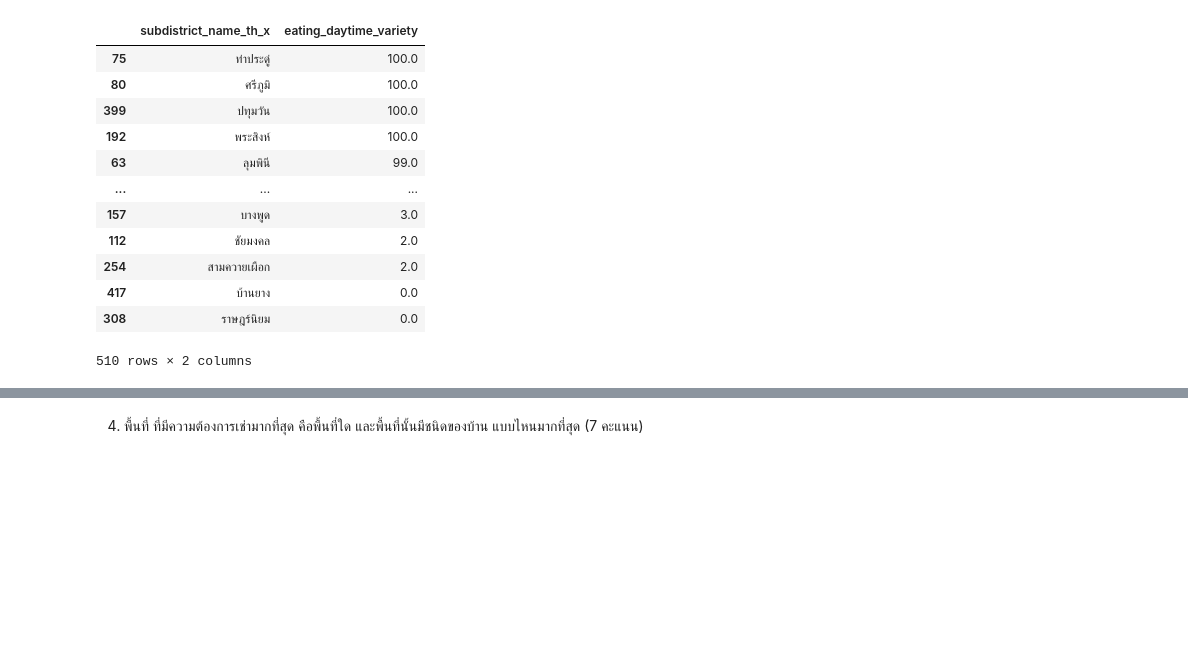
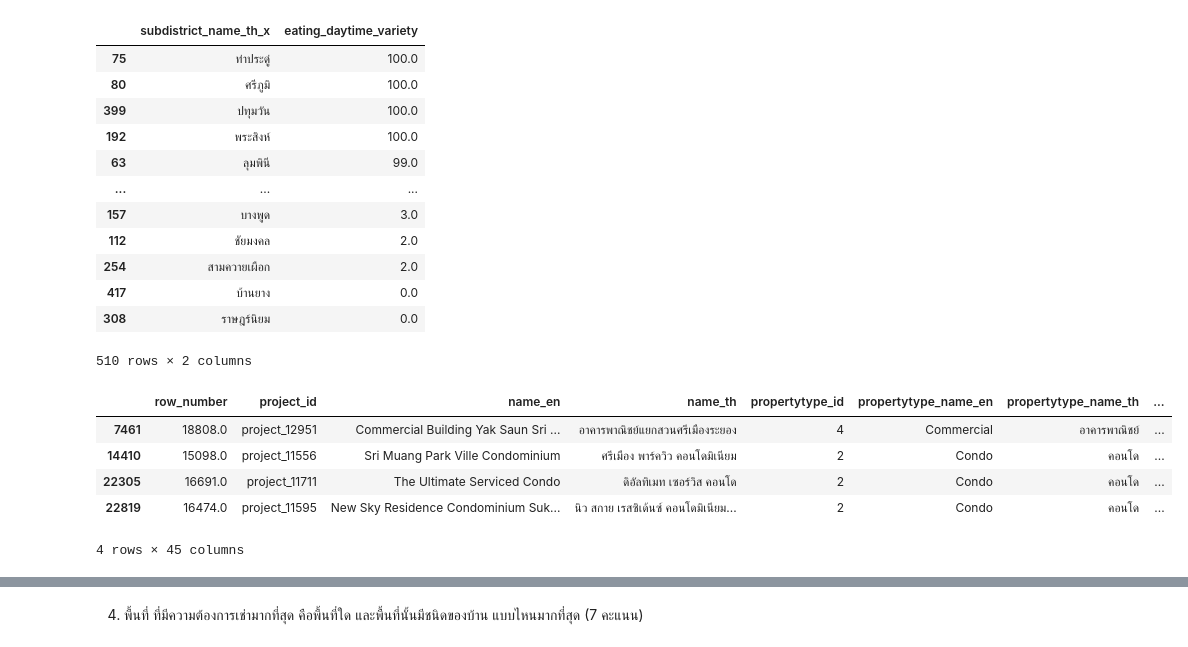
Before and after one commit to sujiraa/BasicProg_DataViz65, a Jupyter notebook: midterm.ipynb, the cells around one changed output, grey strips where cells are left out. Cells and saved outputs as stored; diff of their text form; code cells hidden in the pictures; blank space fills up the shorter version.

```diff
--- a/midterm.ipynb
+++ b/midterm.ipynb
@@ -229,3 +305,13 @@ x
 | 417 | บ้านยาง | 0.0 |
 | 308 | ราษฎร์นิยม | 0.0 |
 510 rows × 2 columns
+# %%
+p1 = project1[project1['subdistrict_name_th']=='ท่าประดู่']
+p1
+# %% [output]
+|  | row_number | project_id | name_en | name_th | propertytype_id | propertytype_name_en | propertytype_name_th | ... |
+| 7461 | 18808.0 | project_12951 | Commercial Building Yak Saun Sri ... | อาคารพาณิชย์แยกสวนศรีเมืองระยอง | 4 | Commercial | อาคารพาณิชย์ | ... |
+| 14410 | 15098.0 | project_11556 | Sri Muang Park Ville Condominium | ศรีเมือง พาร์ควิว คอนโดมิเนียม | 2 | Condo | คอนโด | ... |
+| 22305 | 16691.0 | project_11711 | The Ultimate Serviced Condo | ดิอัลทิเมท เซอร์วิส คอนโด | 2 | Condo | คอนโด | ... |
+| 22819 | 16474.0 | project_11595 | New Sky Residence Condominium Suk... | นิว สกาย เรสซิเด้นซ์ คอนโดมิเนียม... | 2 | Condo | คอนโด | ... |
+4 rows × 45 columns
```
Also changed, not shown: parts of 16 cells of this notebook.
